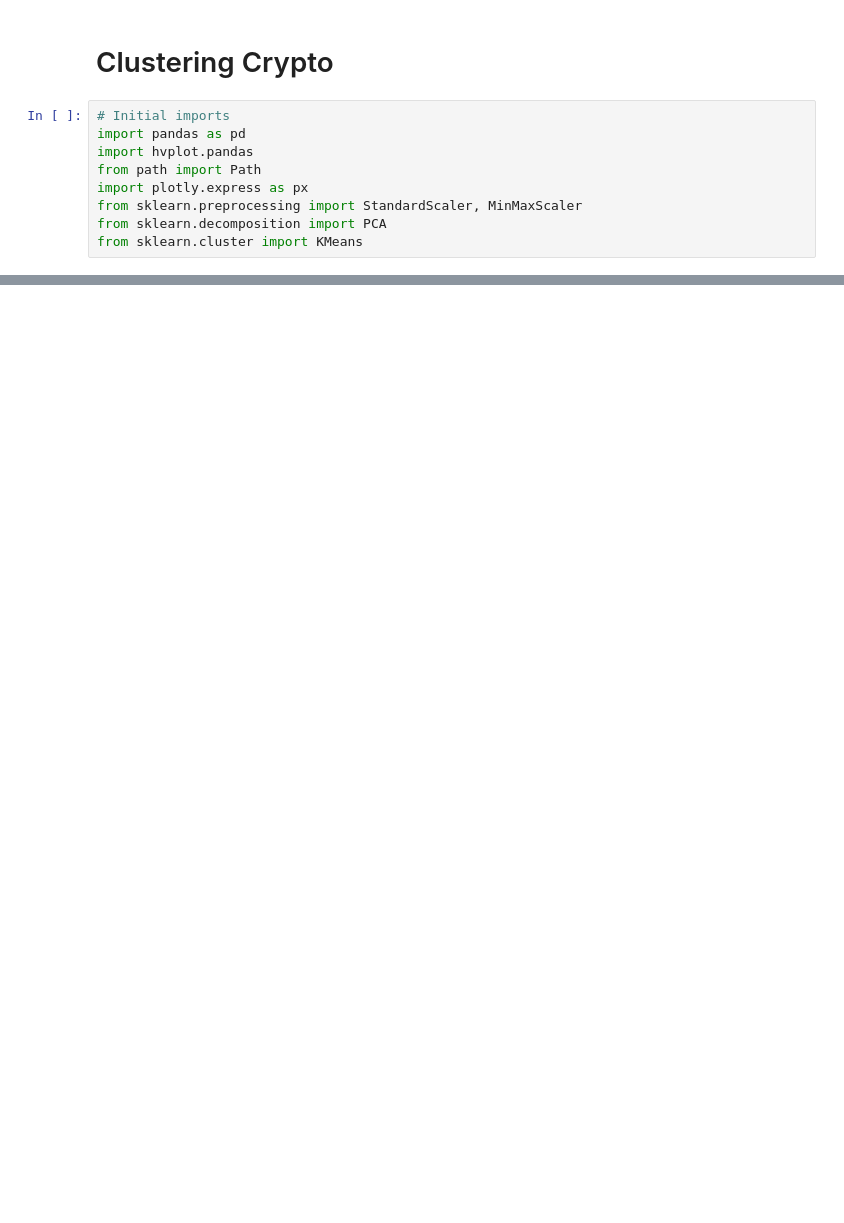
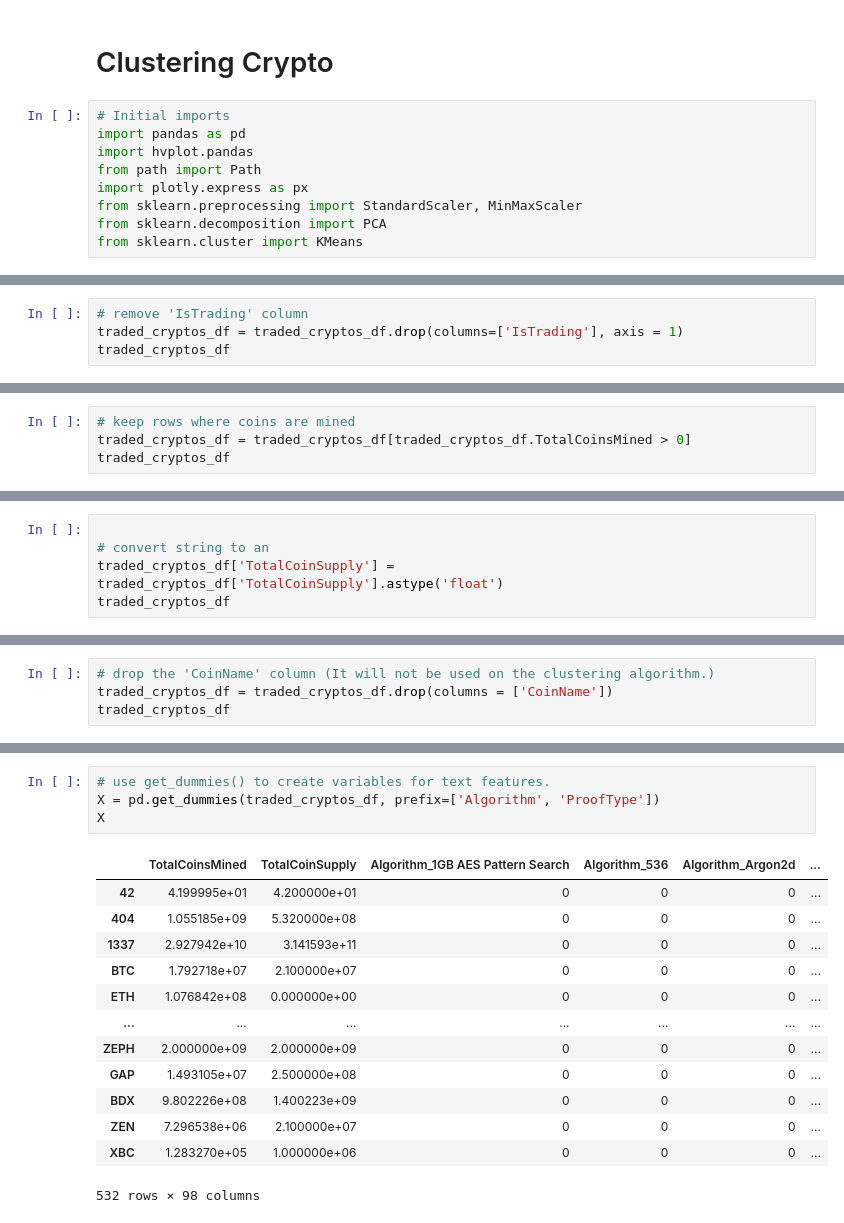
Before and after one commit to kjkubik/Cryptocurrencies, a Jupyter notebook: crypto_clustering.ipynb, the cells around one changed output, grey strips where cells are left out. Cells and saved outputs as stored; diff of their text form; blank space fills up the shorter version.

```diff
--- a/crypto_clustering.ipynb
+++ b/crypto_clustering.ipynb
@@ -316,0 +58,4 @@ plot_df.head(10)
+# %%
+# remove 'IsTrading' column
+traded_cryptos_df = traded_cryptos_df.drop(columns=['IsTrading'], axis = 1)
+traded_cryptos_df
@@ -316,0 +114,4 @@ plot_df.head(10)
+# %%
+# keep rows where coins are mined
+traded_cryptos_df = traded_cryptos_df[traded_cryptos_df.TotalCoinsMined > 0]
+traded_cryptos_df
@@ -316,0 +150,5 @@ plot_df.head(10)
+# %%
+
+# convert string to an
+traded_cryptos_df['TotalCoinSupply'] = traded_cryptos_df['TotalCoinSupply'].astype('float')
+traded_cryptos_df
@@ -316,0 +173,4 @@ plot_df.head(10)
+# %%
+# drop the 'CoinName' column (It will not be used on the clustering algorithm.)
+traded_cryptos_df = traded_cryptos_df.drop(columns = ['CoinName'])
+traded_cryptos_df
@@ -316,0 +199,18 @@ plot_df.head(10)
+# %%
+# use get_dummies() to create variables for text features.
+X = pd.get_dummies(traded_cryptos_df, prefix=['Algorithm', 'ProofType'])
+X
+# %% [output]
+|  | TotalCoinsMined | TotalCoinSupply | Algorithm_1GB AES Pattern Search | Algorithm_536 | Algorithm_Argon2d | ... |
+| 42 | 4.199995e+01 | 4.200000e+01 | 0 | 0 | 0 | ... |
+| 404 | 1.055185e+09 | 5.320000e+08 | 0 | 0 | 0 | ... |
+| 1337 | 2.927942e+10 | 3.141593e+11 | 0 | 0 | 0 | ... |
+| BTC | 1.792718e+07 | 2.100000e+07 | 0 | 0 | 0 | ... |
+| ETH | 1.076842e+08 | 0.000000e+00 | 0 | 0 | 0 | ... |
+| ... | ... | ... | ... | ... | ... | ... |
+| ZEPH | 2.000000e+09 | 2.000000e+09 | 0 | 0 | 0 | ... |
+| GAP | 1.493105e+07 | 2.500000e+08 | 0 | 0 | 0 | ... |
+| BDX | 9.802226e+08 | 1.400223e+09 | 0 | 0 | 0 | ... |
+| ZEN | 7.296538e+06 | 2.100000e+07 | 0 | 0 | 0 | ... |
+| XBC | 1.283270e+05 | 1.000000e+06 | 0 | 0 | 0 | ... |
+532 rows × 98 columns
```
Also changed, not shown: parts of 41 cells of this notebook, 1 other file.
